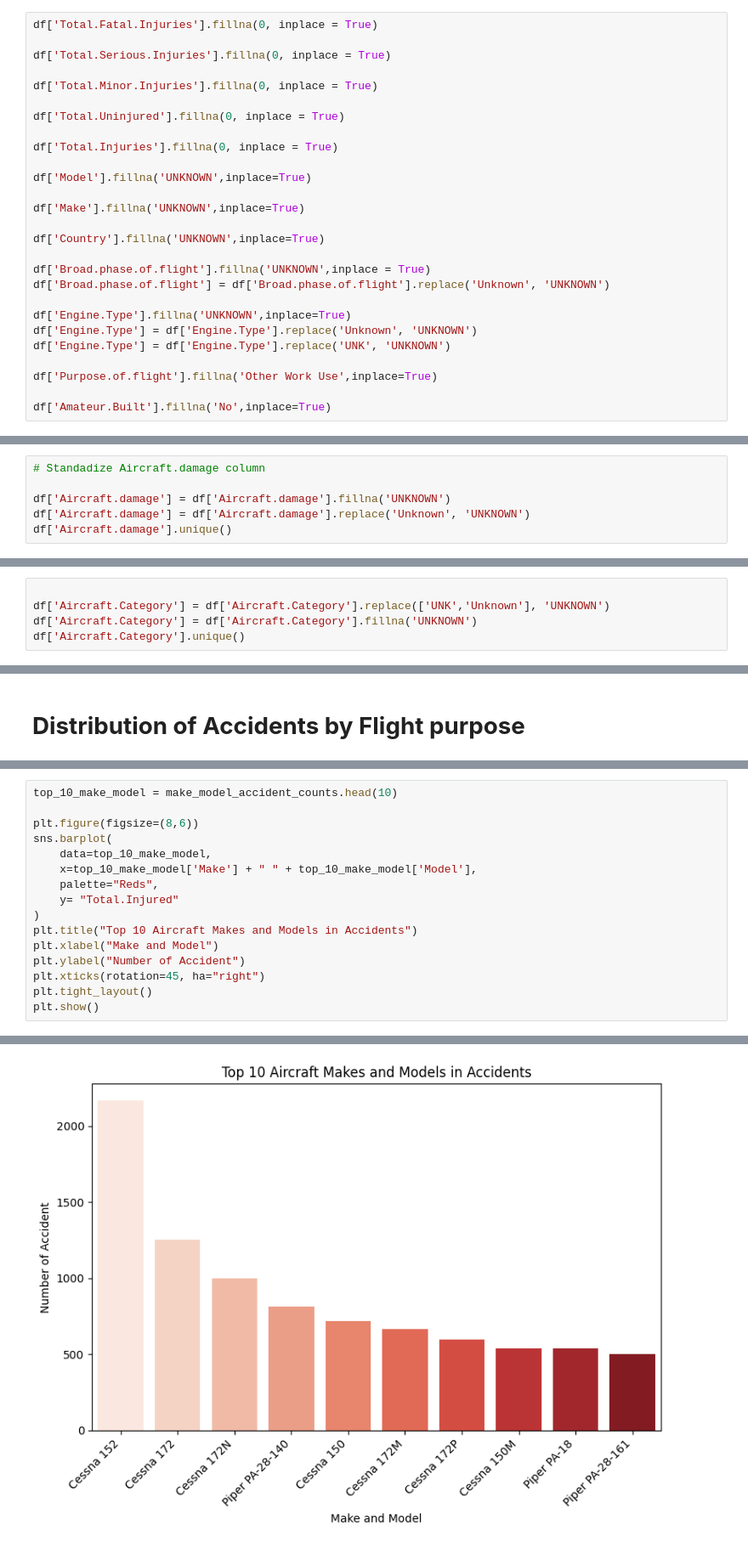
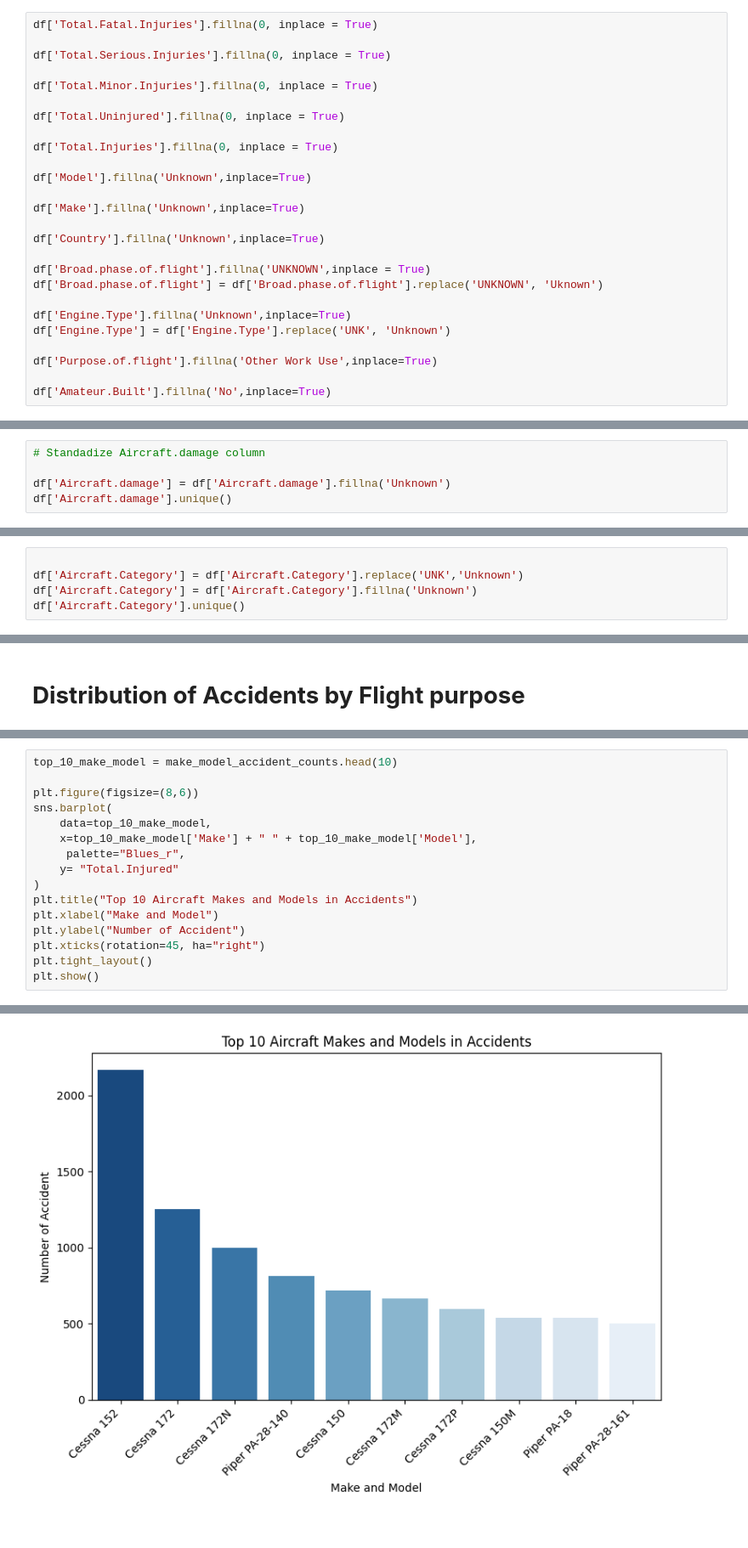
Before and after one commit to mwendemichelle4-dev/Aviation_Accident_Analysis, a Jupyter notebook: Aviation_analysis.ipynb, the cells around one changed output, grey strips where cells are left out. Shown: that part at 85% size. Cells and saved outputs as stored; diff of their text form.

```diff
--- a/Aviation_analysis.ipynb
+++ b/Aviation_analysis.ipynb
@@ -337,18 +337,17 @@ df['Total.Uninjured'].fillna(0, inplace = True)
 
 df['Total.Injuries'].fillna(0, inplace = True)
 
-df['Model'].fillna('UNKNOWN',inplace=True)
+df['Model'].fillna('Unknown',inplace=True)
 
-df['Make'].fillna('UNKNOWN',inplace=True)
+df['Make'].fillna('Unknown',inplace=True)
 
-df['Country'].fillna('UNKNOWN',inplace=True)
+df['Country'].fillna('Unknown',inplace=True)
 
 df['Broad.phase.of.flight'].fillna('UNKNOWN',inplace = True)
-df['Broad.phase.of.flight'] = df['Broad.phase.of.flight'].replace('Unknown', 'UNKNOWN')
+df['Broad.phase.of.flight'] = df['Broad.phase.of.flight'].replace('UNKNOWN', 'Uknown')
 
-df['Engine.Type'].fillna('UNKNOWN',inplace=True)
-df['Engine.Type'] = df['Engine.Type'].replace('Unknown', 'UNKNOWN')
-df['Engine.Type'] = df['Engine.Type'].replace('UNK', 'UNKNOWN')
+df['Engine.Type'].fillna('Unknown',inplace=True)
+df['Engine.Type'] = df['Engine.Type'].replace('UNK', 'Unknown')
 
 df['Purpose.of.flight'].fillna('Other Work Use',inplace=True)
 
@@ -374,7 +373,6 @@ For example, when doing 'df[col].method(value, inplace=True)', try using 'df.met
 # %%
 # Standadize Aircraft.damage column
 
-df['Aircraft.damage'] = df['Aircraft.damage'].fillna('UNKNOWN')
-df['Aircraft.damage'] = df['Aircraft.damage'].replace('Unknown', 'UNKNOWN')
+df['Aircraft.damage'] = df['Aircraft.damage'].fillna('Unknown')
 df['Aircraft.damage'].unique()
 # %% [output]
@@ -389,7 +387,7 @@ array([nan, 'Airplane', 'Helicopter', 'Glider', 'Balloon', 'Gyrocraft',
        'Powered Parachute', 'Rocket', 'WSFT', 'UNK', 'ULTR'], dtype=object)
 # %%
 
-df['Aircraft.Category'] = df['Aircraft.Category'].replace(['UNK','Unknown'], 'UNKNOWN')
-df['Aircraft.Category'] = df['Aircraft.Category'].fillna('UNKNOWN')
+df['Aircraft.Category'] = df['Aircraft.Category'].replace('UNK','Unknown')
+df['Aircraft.Category'] = df['Aircraft.Category'].fillna('Unknown')
 df['Aircraft.Category'].unique()
 # %% [output]
@@ -715,21 +725,21 @@ make_model_accident_counts.head(10)
 # %%
 top_10_make_model = make_model_accident_counts.head(10)
 
 plt.figure(figsize=(8,6))
 sns.barplot(
     data=top_10_make_model,
     x=top_10_make_model['Make'] + " " + top_10_make_model['Model'],
-    palette="Reds",
+     palette="Blues_r",
     y= "Total.Injured"
 )
 plt.title("Top 10 Aircraft Makes and Models in Accidents")
 plt.xlabel("Make and Model")
 plt.ylabel("Number of Accident")
 plt.xticks(rotation=45, ha="right")
 plt.tight_layout()
 plt.show()
 # %% [output]
 Passing `palette` without assigning `hue` is deprecated and will be removed in v0.14.0. Assign the `x` variable to `hue` and set `legend=False` for the same effect.
 
   sns.barplot(
-[figure, old version]
+[figure, new version]
```
Also changed, not shown: parts of 27 cells of this notebook.
